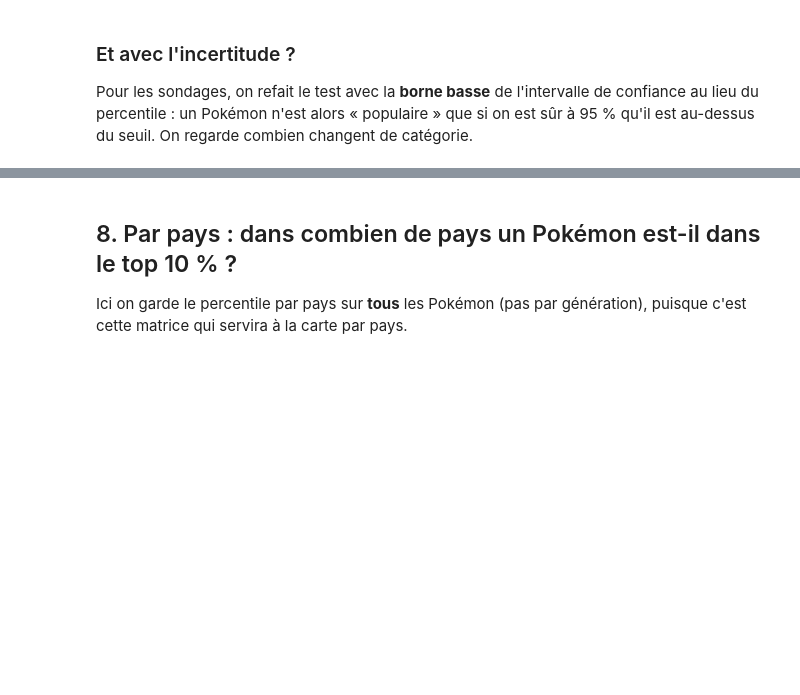
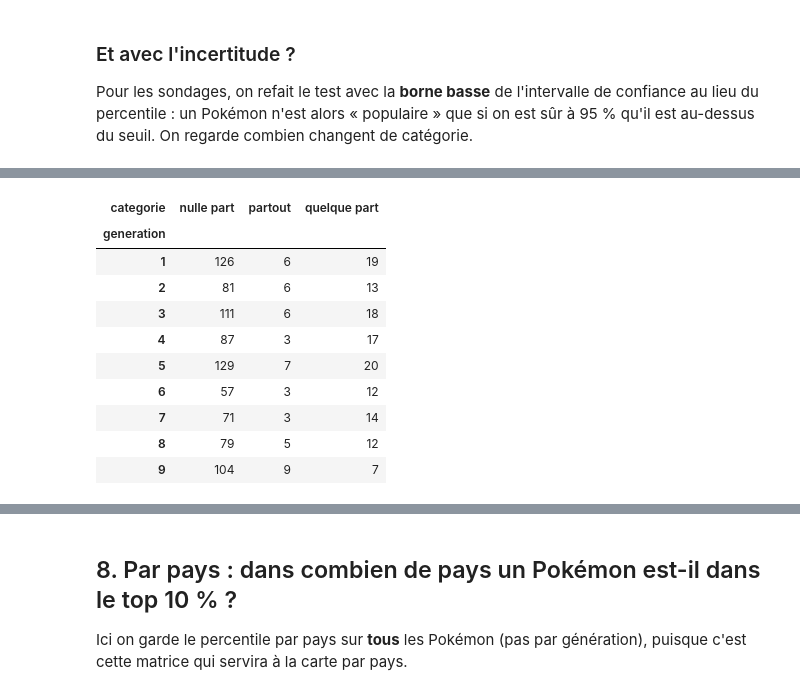
Before and after one commit to Kez0X/projet_pokemon, a Jupyter notebook: notebooks/02_popularite_sources.ipynb, the cells around one changed output, grey strips where cells are left out. Saved outputs shown, nothing was run; the diff lists cells and outputs as text; code cells hidden in the pictures; blank space fills up the shorter version.

```diff
--- a/notebooks/02_popularite_sources.ipynb
+++ b/notebooks/02_popularite_sources.ipynb
@@ -837,0 +941,14 @@ Avec la borne basse de l'intervalle, la catégorie change pour **25 Pokémon** s
+# %%
+pd.crosstab(pop.generation, pop.categorie)
+# %% [output]
+| categorie | nulle part | partout | quelque part |
+| generation |  |  |  |
+| 1 | 126 | 6 | 19 |
+| 2 | 81 | 6 | 13 |
+| 3 | 111 | 6 | 18 |
+| 4 | 87 | 3 | 17 |
+| 5 | 129 | 7 | 20 |
+| 6 | 57 | 3 | 12 |
+| 7 | 71 | 3 | 14 |
+| 8 | 79 | 5 | 12 |
+| 9 | 104 | 9 | 7 |
```
Also changed, not shown: parts of 20 cells of this notebook.
